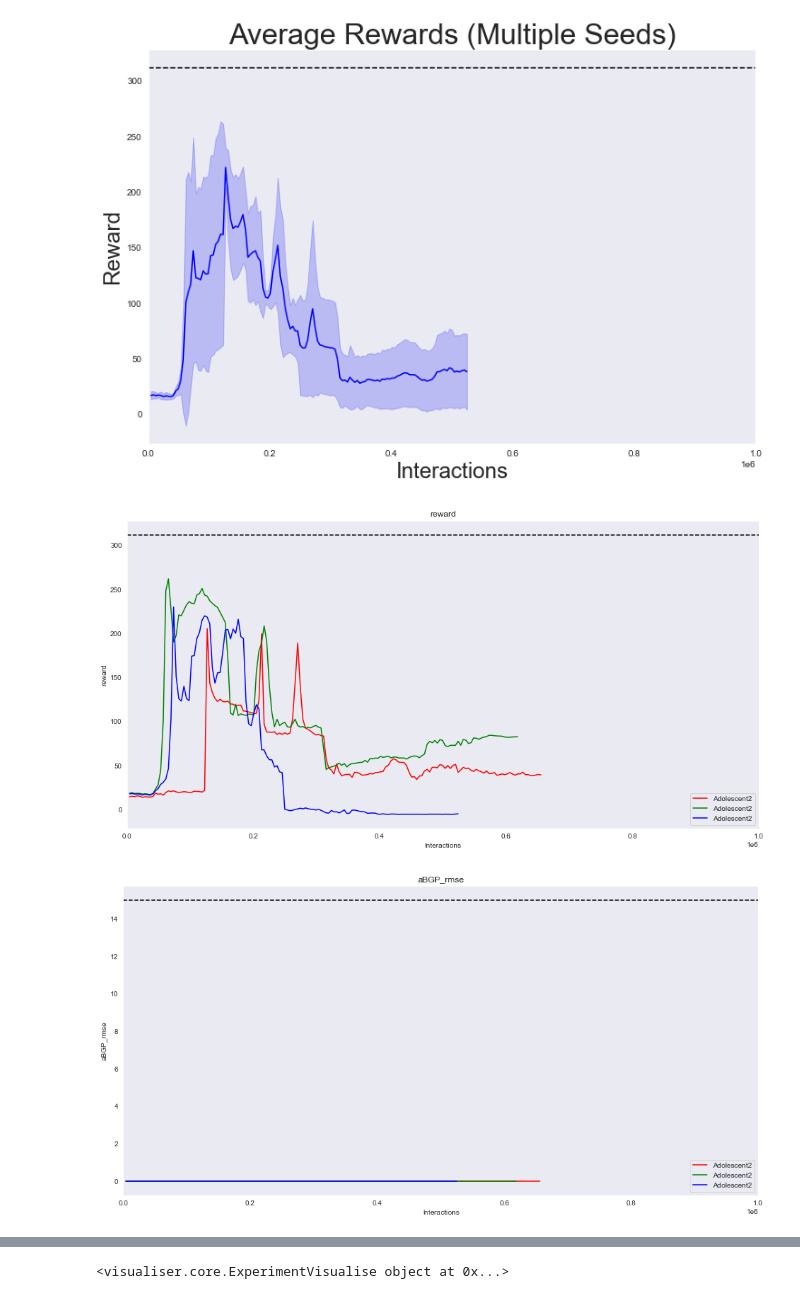
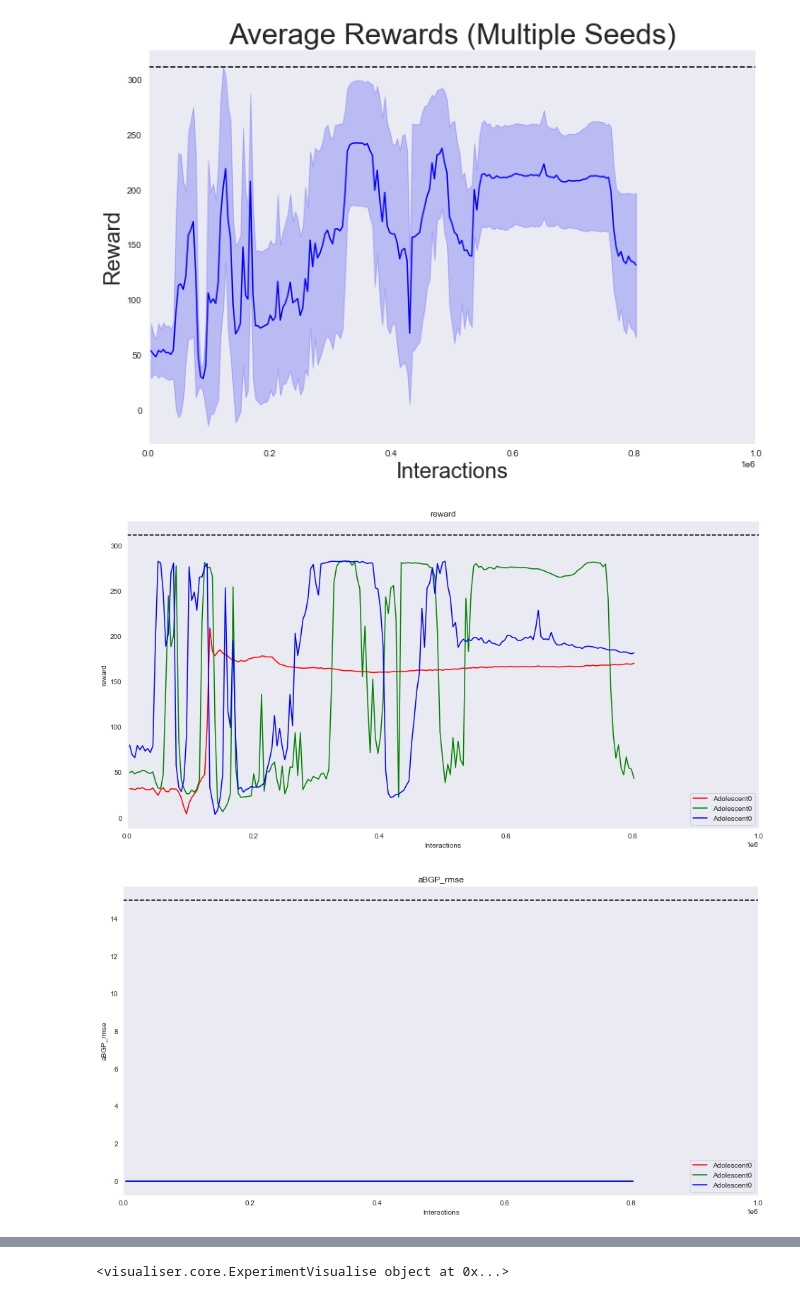
Before and after one commit to RL4H/G2P2C, a Jupyter notebook: visualiser/notebooks/individual_analyzer.ipynb, the cells around one changed output, grey strips where cells are left out. Cells and saved outputs as stored; diff of their text form; code cells hidden in the pictures.

```diff
--- a/visualiser/notebooks/individual_analyzer.ipynb
+++ b/visualiser/notebooks/individual_analyzer.ipynb
@@ -20,9 +20,11 @@ import matplotlib.gridspec
 # PATH = FOLDER+ALGO+SUBJECT
 # COHORT = 'Adult'
 
-FOLDER = '/DDPG_BatchNormalisation/OUNoise_Sigma_5e-1/'
+FOLDER = '/DDPG_NormalDistNoise_WithPenalty/Sigma_2e-1/' # Normalisation after activation function
+
+
 ALGO = 'DDPG'#'DDPG' TD3
-SUBJECT = '2'
+SUBJECT = '0'
 PATH = FOLDER+ALGO+SUBJECT
 COHORT = 'Adolescent'
 
@@ -36,33 +38,33 @@ exp3 = ExperimentVisualise(id=PATH+'_3', version=1.1, plot_version=1, test_seeds
 command = []
 dis_len = 1.0 * 1000000
 disp_arr = display_commands_v2(command)
 exp_vis = {
              '1':{ "id":exp1, "color":'r',"show": disp_arr[1], "label":LABEL},
              '2':{ "id":exp2, "color":'g',"show": disp_arr[2], "label":LABEL},
              '3':{ "id":exp3, "color":'b',"show": disp_arr[3], "label":LABEL},
 }
 # average metric
 plot_testing_average_metric(exp_vis, [['1', '2', '3']], type='normal', dis_len=dis_len, metric='reward', goal=312, fill=True)
 
 #individual seed metrics
 plot_testing_metric(exp_vis, type='normal', dis_len=dis_len, metric='reward', goal=312, fill=False, label=False)  # normal
 plot_testing_metric(exp_vis, type='min_max', dis_len=dis_len, metric='aBGP_rmse', goal=15, fill=False)
 #plot_testing_metric(exp_vis, type='min_max', dis_len=dis_len, metric='cBGP_rmse', goal=10, fill=False)
 # plot_testing_metric(exp_vis, type='min_max', dis_len=dis_len, metric='normo', goal=70, fill=False)  # normal
 plot_testing_metric(exp_vis, type='min_max', dis_len=dis_len, metric='ri', goal=5, fill=False)
 plot_testing_metric(exp_vis, type='min_max', dis_len=dis_len, metric='hgbi', goal=5, fill=False)
 plot_testing_metric(exp_vis, type='min_max', dis_len=dis_len, metric='lgbi', goal=1.1, fill=False)
 #plot_training_logs(exp_vis, dis_len, version=3)
 
 params = ['policy_loss', 'value_loss', 'pi_grad', 'val_grad'] #, 'pi_loss'
 # params = ['policy_grad', 'value_grad'] #, 'pi_loss'
 
 # plot_training_logs(mode='ppo', exp_dict=exp_vis, dis_len=dis_len, params=params)
 #params = ['pi_aux_grad'] #'pi_aux_loss', 'vf_aux_loss', vf_aux_grad
 # plot_training_logs(mode='aux', exp_dict=exp_vis, dis_len=250, params=params)
 #params = ['plan_grad', 'plan_loss']
 # plot_training_logs(mode='planning', exp_dict=exp_vis, dis_len=250, params=params)
 # %% [output]
-[figure, old version]
+[figure, new version]
-[figure, old version]
+[figure, new version]
-[figure, old version]
+[figure, new version]
```
Also changed, not shown: parts of 2 cells of this notebook, 3 other files.
